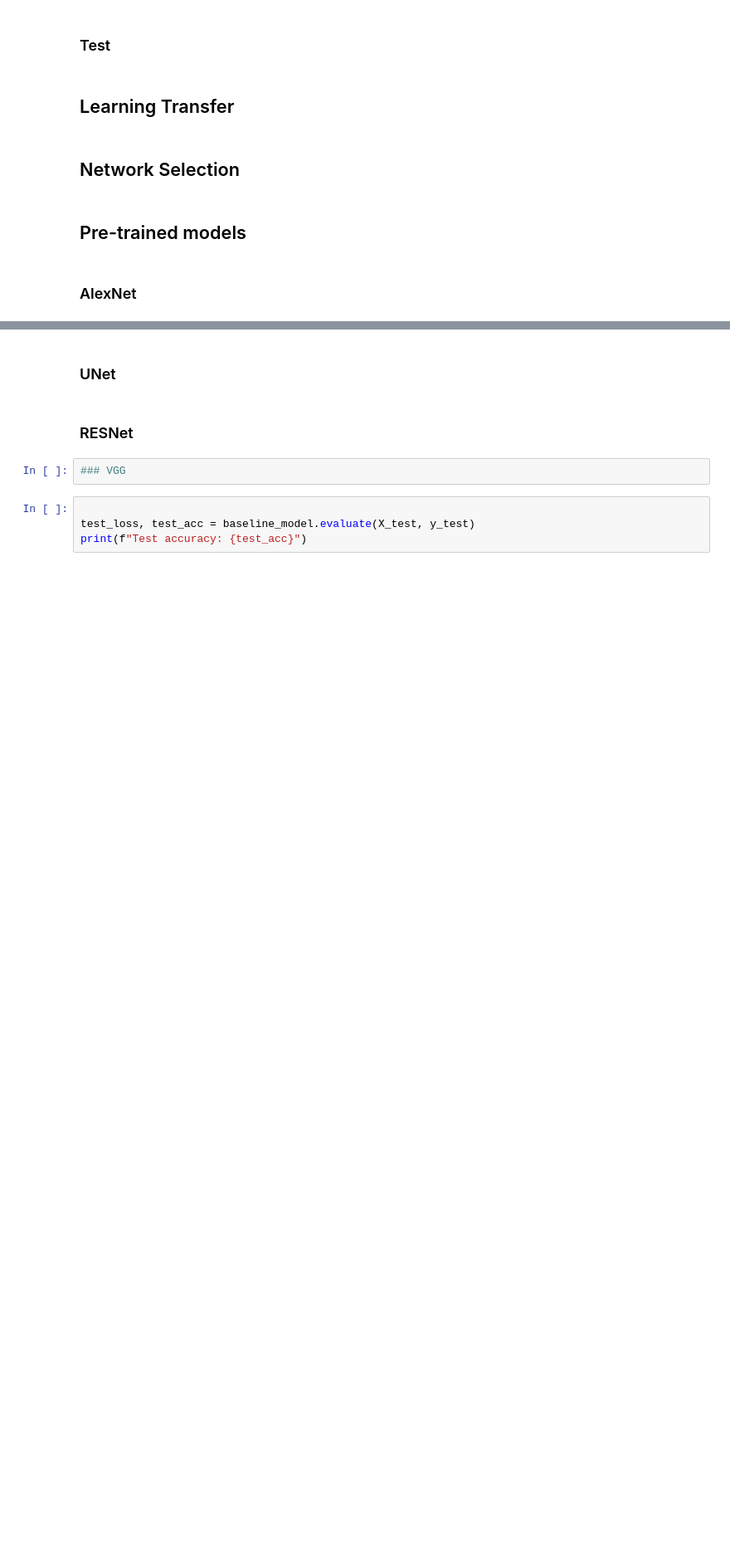
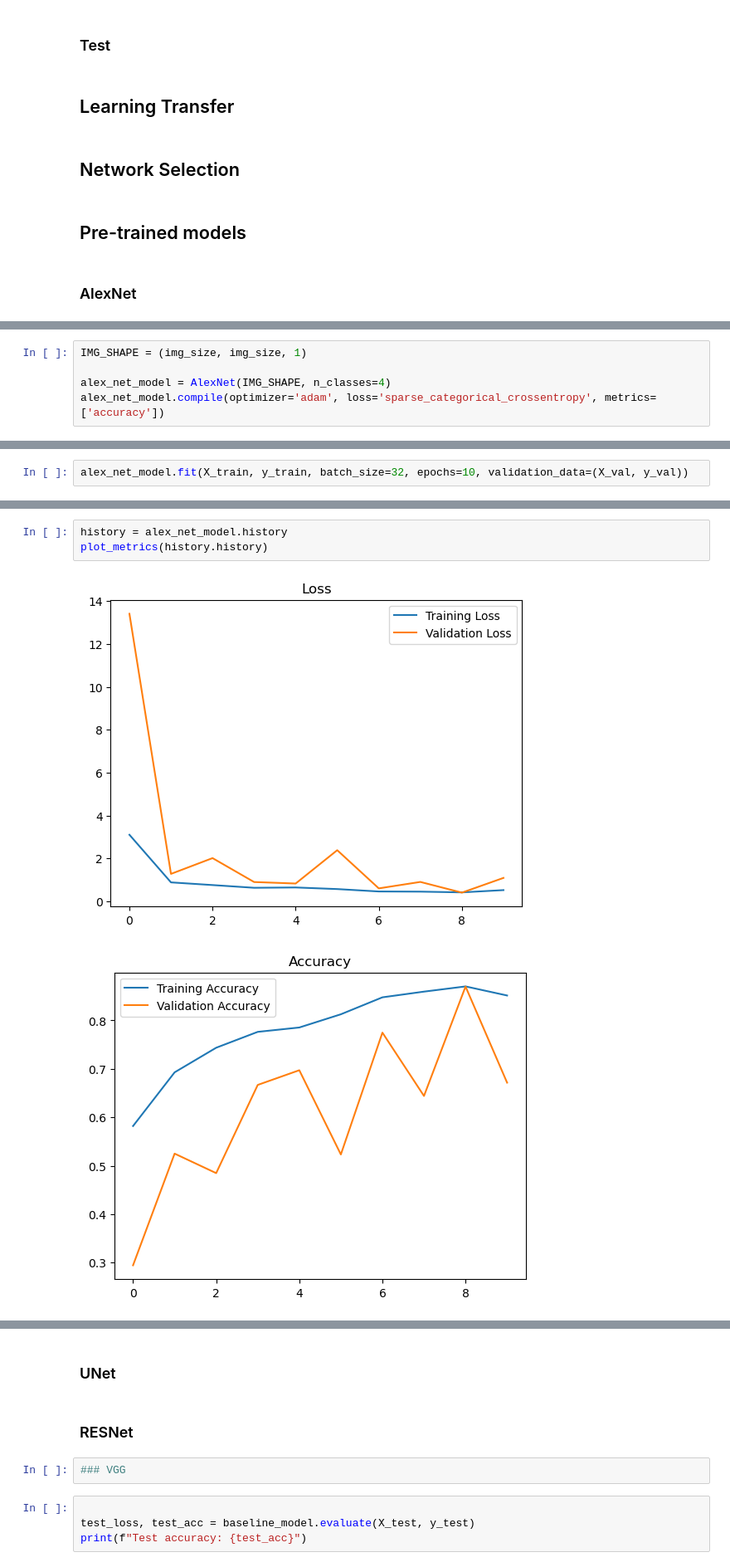
Before and after one commit to MYTHILI05896/brain-tumor-mri-classifier, a Jupyter notebook: BrainTumor.ipynb, the cells around one changed output, grey strips where cells are left out. Shown at 83% size. Saved outputs shown, nothing was run; the diff lists cells and outputs as text; blank space fills up the shorter version.

```diff
--- a/BrainTumor.ipynb
+++ b/BrainTumor.ipynb
@@ -595,0 +651,5 @@ loss, acc = best_baseline_model.evaluate(x=X_test, y=y_test)
+# %%
+IMG_SHAPE = (img_size, img_size, 1)
+
+alex_net_model = AlexNet(IMG_SHAPE, n_classes=4)
+alex_net_model.compile(optimizer='adam', loss='sparse_categorical_crossentropy', metrics=['accuracy'])
@@ -595,0 +658,2 @@ loss, acc = best_baseline_model.evaluate(x=X_test, y=y_test)
+# %%
+alex_net_model.fit(X_train, y_train, batch_size=32, epochs=10, validation_data=(X_val, y_val))
@@ -595,0 +684,6 @@ loss, acc = best_baseline_model.evaluate(x=X_test, y=y_test)
+# %%
+history = alex_net_model.history
+plot_metrics(history.history)
+# %% [output]
+[figure, added]
+[figure, added]
```
Also changed, not shown: parts of 13 cells of this notebook.
